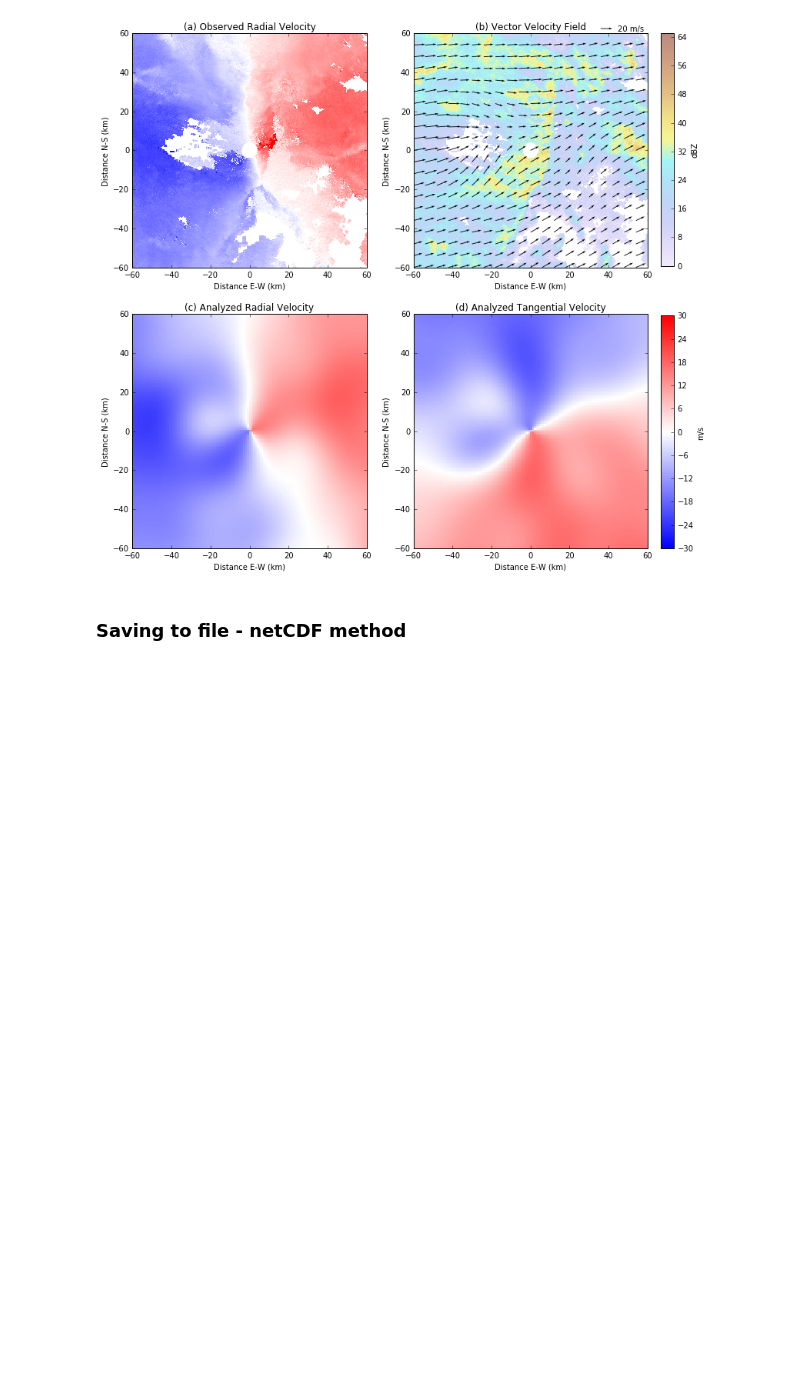
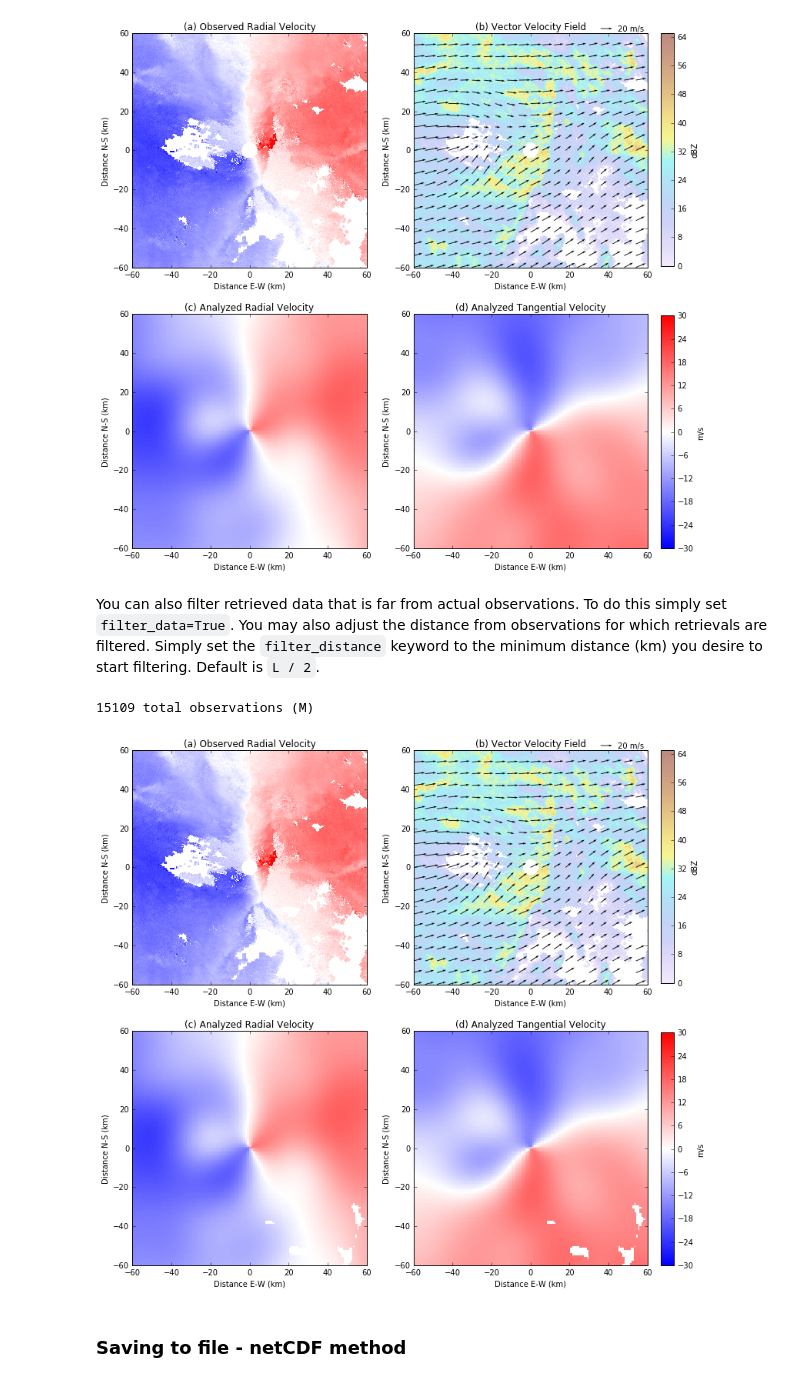
Before and after one commit to nasa/SingleDop, a Jupyter notebook: notebooks/SingleDop_Demo.ipynb, the cells around one changed output. Drawn from its saved outputs; the diff is of its cells as text; code cells hidden in the pictures; blank space fills up the shorter version.

```diff
--- a/notebooks/SingleDop_Demo.ipynb
+++ b/notebooks/SingleDop_Demo.ipynb
@@ -156,6 +156,21 @@ display.four_panel_plot(scale=400, legend=20, return_flag=False, thin=6,
                         levels=-30.0+2.0*np.arange(31), name_vr='VE', name_dz='AZ')
 # %% [output]
 [figure]
+# %% [markdown]
+You can also filter retrieved data that is far from actual observations. To do this simply set `filter_data=True`. You may also adjust the distance from observations for which retrievals are filtered. Simply set the `filter_distance` keyword to the minimum distance (km) you desire to start filtering. Default is `L / 2`.
+# %%
+sd_test = singledop.SingleDoppler2D(L=30.0, radar=radar, range_limits=[0, 100],
+                                    sweep_number=0, name_vr='VE',
+                                    thin_factor=[2, 8], filter_data=True,
+                                    filter_distance=5)
+# %% [output]
+15109 total observations (M)
+# %%
+display = singledop.AnalysisDisplay(sd_test)
+display.four_panel_plot(scale=400, legend=20, return_flag=False, thin=6,
+                        levels=-30.0+2.0*np.arange(31), name_vr='VE', name_dz='AZ')
+# %% [output]
+[figure, added]
 # %% [markdown]
 ### Saving to file - netCDF method
 # %% [markdown]
```
Also changed, not shown: parts of 10 cells of this notebook, 2 other files.
